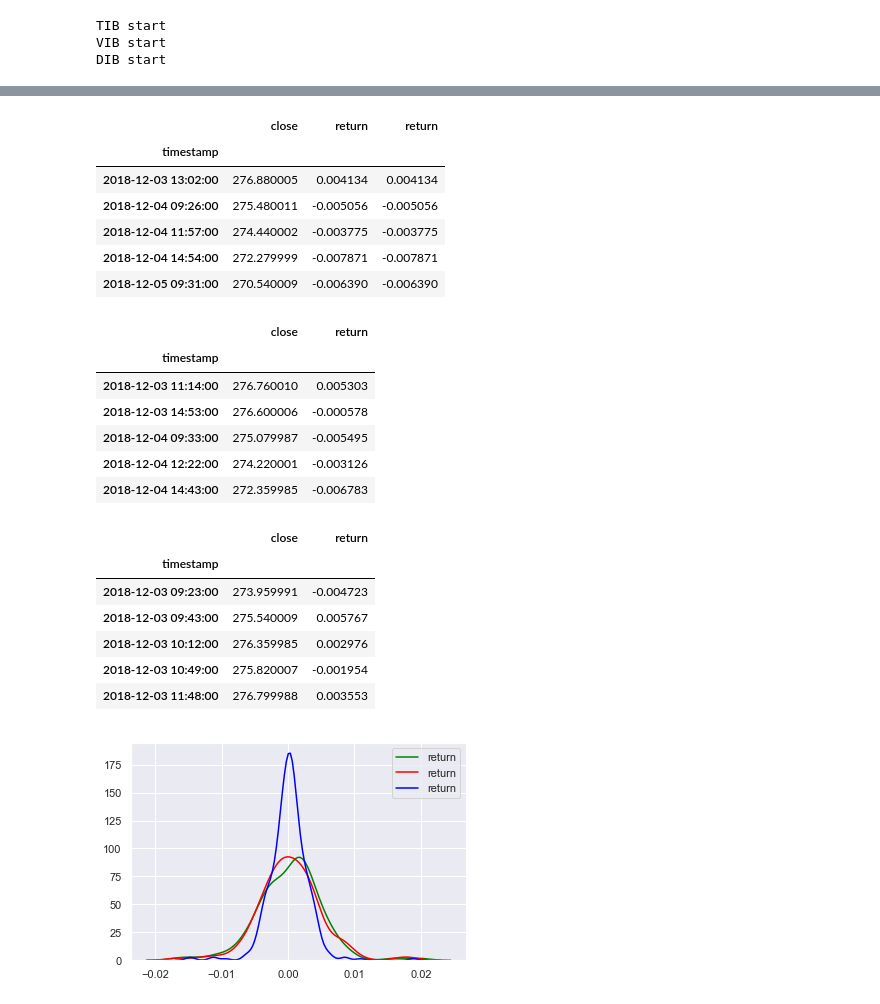
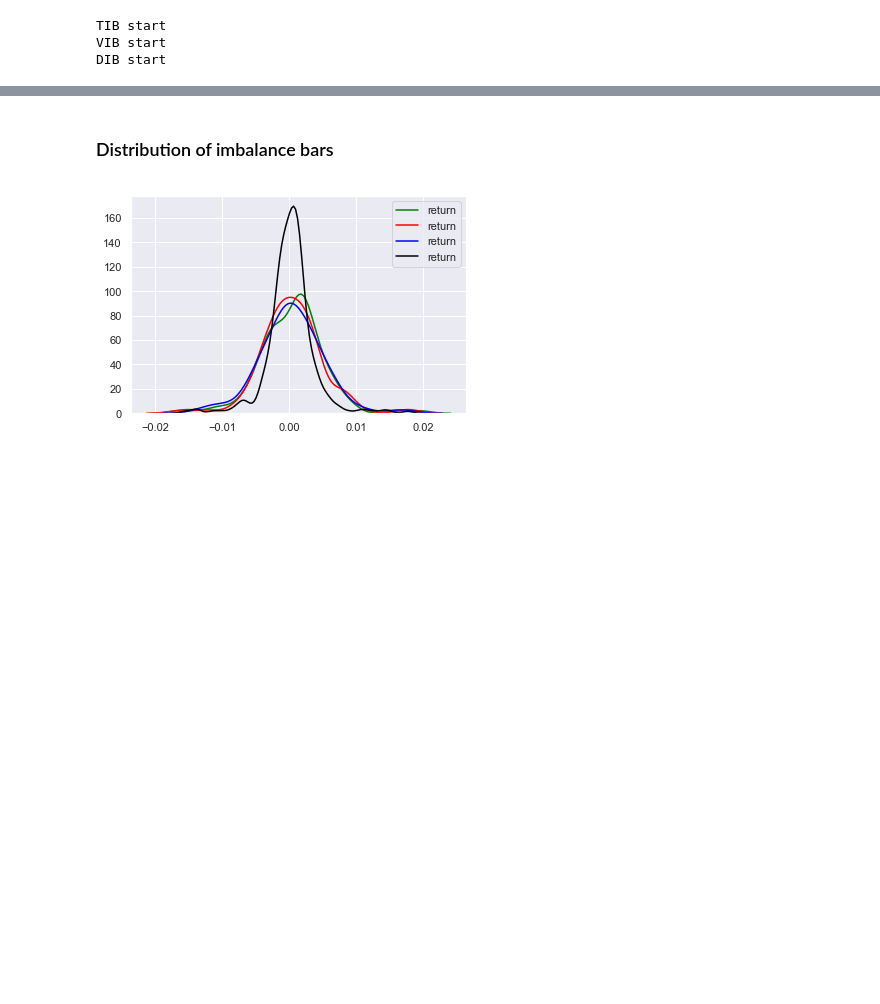
Before and after one commit to kooBH/FinanceServer, a Jupyter notebook: DE_PRADO/ch_v2.ipynb, the cells around one changed output, grey strips where cells are left out. Saved outputs shown, nothing was run; the diff lists cells and outputs as text; code cells hidden in the pictures; blank space fills up the shorter version.

````diff
--- a/DE_PRADO/ch_v2.ipynb
+++ b/DE_PRADO/ch_v2.ipynb
@@ -42,7 +44,7 @@ for file in tqdm(list_file) :
     tmp.index.names = ['timestamp']
     data = data.append(tmp)
     cnt+=1
-    if cnt > 3: break;
+    #if cnt > 3: break;
 weekly = [g for n, g in data.groupby(pd.Grouper(level='timestamp', freq='W'))]
 # %% [markdown]
 ```python
@@ -53,10 +55,8 @@ def DIB(weekly_data,threshold=200000,index='timestamp',col_price='close',col_vol
 # %%
 tick = TIB(weekly)
 volume = VIB(weekly)
-dollar = DIB(weekly)
+dollar = DIB(weekly,threshold=6000000)
 # %% [output]
 TIB start
 VIB start
 DIB start
-# %%
-dollar = DIB(weekly,threshold=8000000)
@@ -72,0 +73,6 @@ print('size of dollar ' + str(dollar.index.size))
+# %%
+logic_time = {
+    'close'  : 'last'
+    }
+time_bar = data.resample('H').apply(logic_time)
+display(time_bar.index.size)
@@ -81,40 +88,25 @@ plt.show()
+# %% [markdown]
+### Distribution of imbalance bars
 # %%
 tick['return'] = tick['close'].pct_change()
 volume['return'] = volume['close'].pct_change()
 dollar['return'] = dollar['close'].pct_change()
 
+time_bar['return'] = time_bar['close'].pct_change()
+
 tick = tick.dropna()
 volume = volume.dropna()
 dollar = dollar.dropna()
+time_bar = time_bar.dropna()
 
 fig, ax = plt.subplots()
 sns.kdeplot(tick['return'], color="green")
 sns.kdeplot(volume['return'],  color="red")
 sns.kdeplot(dollar['return'], color="blue")
+sns.kdeplot(time_bar['return'], color="black")
 plt.show()
 # %% [output]
-|  | close | return | return |
-| timestamp |  |  |  |
-| 2018-12-03 13:02:00 | 276.880005 | 0.004134 | 0.004134 |
-| 2018-12-04 09:26:00 | 275.480011 | -0.005056 | -0.005056 |
-| 2018-12-04 11:57:00 | 274.440002 | -0.003775 | -0.003775 |
-| 2018-12-04 14:54:00 | 272.279999 | -0.007871 | -0.007871 |
-| 2018-12-05 09:31:00 | 270.540009 | -0.006390 | -0.006390 |
-|  | close | return |
-| timestamp |  |  |
-| 2018-12-03 11:14:00 | 276.760010 | 0.005303 |
-| 2018-12-03 14:53:00 | 276.600006 | -0.000578 |
-| 2018-12-04 09:33:00 | 275.079987 | -0.005495 |
-| 2018-12-04 12:22:00 | 274.220001 | -0.003126 |
-| 2018-12-04 14:43:00 | 272.359985 | -0.006783 |
-|  | close | return |
-| timestamp |  |  |
-| 2018-12-03 09:23:00 | 273.959991 | -0.004723 |
-| 2018-12-03 09:43:00 | 275.540009 | 0.005767 |
-| 2018-12-03 10:12:00 | 276.359985 | 0.002976 |
-| 2018-12-03 10:49:00 | 275.820007 | -0.001954 |
-| 2018-12-03 11:48:00 | 276.799988 | 0.003553 |
-[figure, old version]
+[figure, new version]
 # %%
  fig, ax1 = plt.subplots()
 
````
Also changed, not shown: parts of 18 cells of this notebook, 6 other files.
